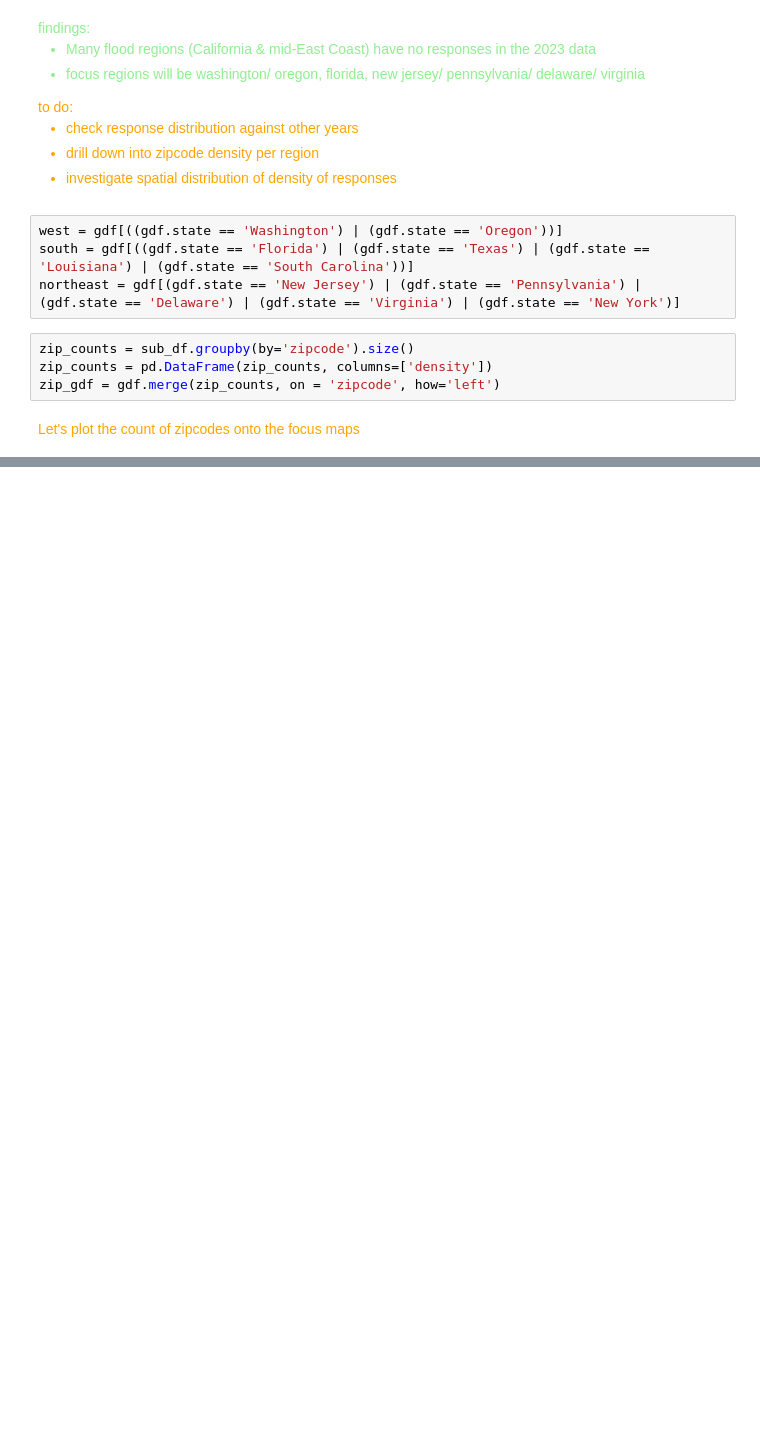
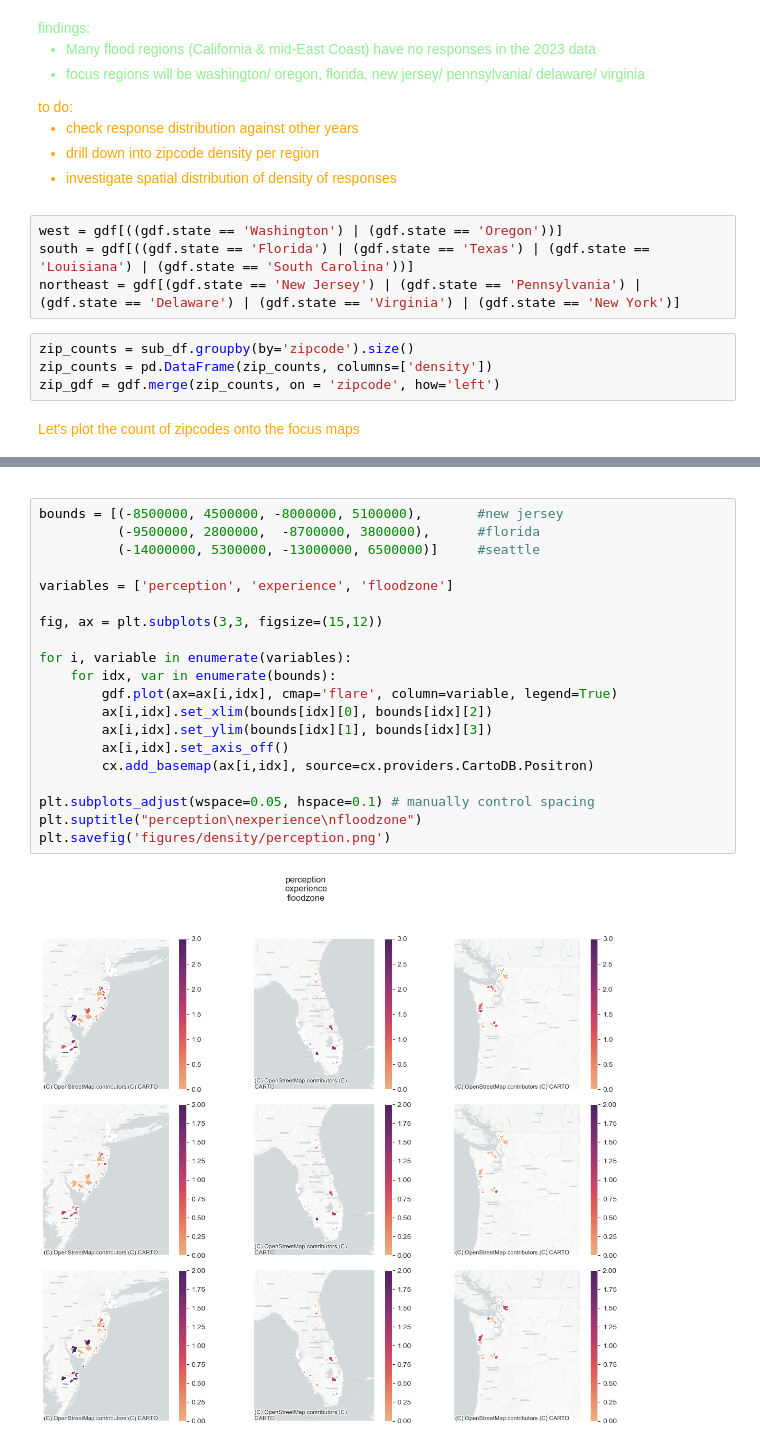
Before and after one commit to phillippmueller/flood_adaptation_behavior, a Jupyter notebook: EDA.ipynb, the cells around one changed output, grey strips where cells are left out. Drawn from its saved outputs; the diff is of its cells as text; blank space fills up the shorter version.

```diff
--- a/EDA.ipynb
+++ b/EDA.ipynb
@@ -558,0 +600,24 @@ plt.savefig('figures/seattle_zips_density.png')
+# %% [markdown]
+<span>
+# %%
+bounds = [(-8500000, 4500000, -8000000, 5100000),       #new jersey
+          (-9500000, 2800000,  -8700000, 3800000),      #florida
+          (-14000000, 5300000, -13000000, 6500000)]     #seattle
+
+variables = ['perception', 'experience', 'floodzone']
+
+fig, ax = plt.subplots(3,3, figsize=(15,12))
+
+for i, variable in enumerate(variables):
+    for idx, var in enumerate(bounds):
+        gdf.plot(ax=ax[i,idx], cmap='flare', column=variable, legend=True)
+        ax[i,idx].set_xlim(bounds[idx][0], bounds[idx][2])
+        ax[i,idx].set_ylim(bounds[idx][1], bounds[idx][3])
+        ax[i,idx].set_axis_off()
+        cx.add_basemap(ax[i,idx], source=cx.providers.CartoDB.Positron)
+
+plt.subplots_adjust(wspace=0.05, hspace=0.1) # manually control spacing
+plt.suptitle("perception\nexperience\nfloodzone")
+plt.savefig('figures/density/perception.png')
+# %% [output]
+[figure, added]
```
Also changed, not shown: parts of 6 cells of this notebook, 8 other files.
